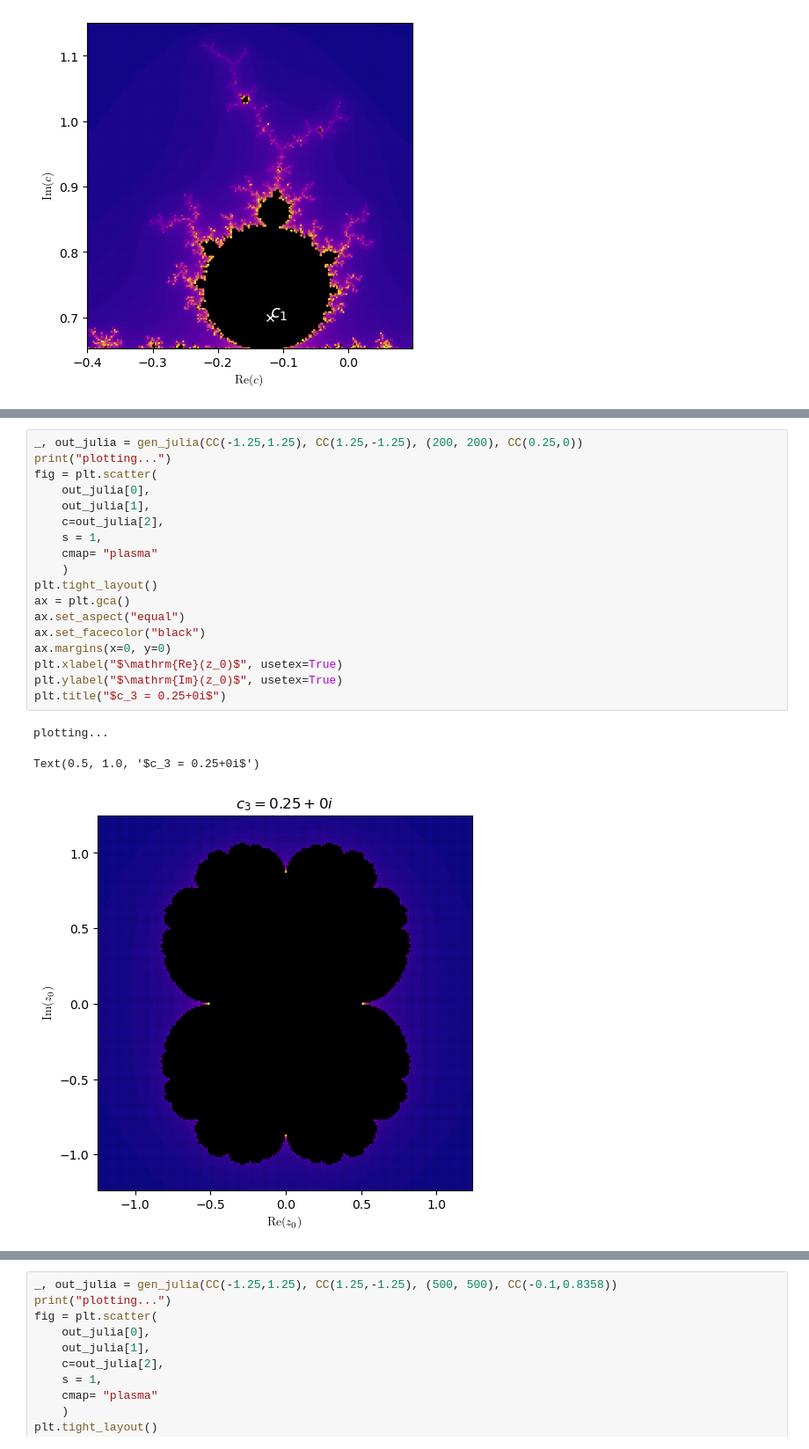
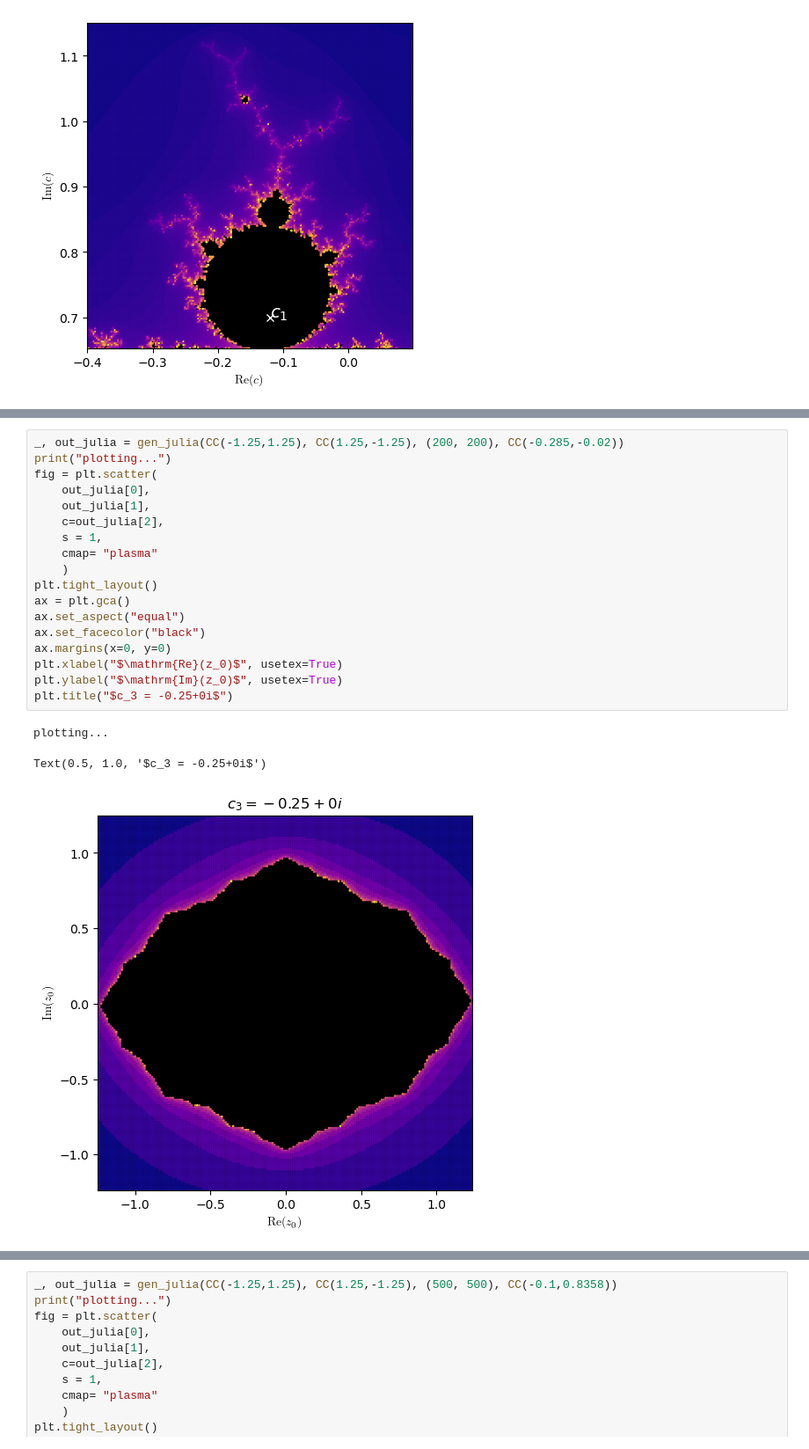
Before and after one commit to christopherwilson/HCov-Skills-Report--Julia-and-Mandelbrot, a Jupyter notebook: Mandelbrot.ipynb, the cells around one changed output, grey strips where cells are left out. Shown at 88% size. Drawn from its saved outputs; the diff is of its cells as text.

```diff
--- a/Mandelbrot.ipynb
+++ b/Mandelbrot.ipynb
@@ -214,23 +214,23 @@ Text(0, 0.5, '$\\mathrm{Im}(c)$')
 # %%
-_, out_julia = gen_julia(CC(-1.25,1.25), CC(1.25,-1.25), (200, 200), CC(0.25,0))
+_, out_julia = gen_julia(CC(-1.25,1.25), CC(1.25,-1.25), (200, 200), CC(-0.285,-0.02))
 print("plotting...")
 fig = plt.scatter(
     out_julia[0],
     out_julia[1],
     c=out_julia[2],
     s = 1,
     cmap= "plasma"
     )
 plt.tight_layout()
 ax = plt.gca()
 ax.set_aspect("equal")
 ax.set_facecolor("black")
 ax.margins(x=0, y=0)
 plt.xlabel("$\mathrm{Re}(z_0)$", usetex=True)
 plt.ylabel("$\mathrm{Im}(z_0)$", usetex=True)
-plt.title("$c_3 = 0.25+0i$")
+plt.title("$c_3 = -0.25+0i$")
 # %% [output]
 plotting...
-Text(0.5, 1.0, '$c_3 = 0.25+0i$')
+Text(0.5, 1.0, '$c_3 = -0.25+0i$')
-[figure, old version]
+[figure, new version]
 # %%
```
Also changed, not shown: parts of 12 cells of this notebook, 4 other files.
